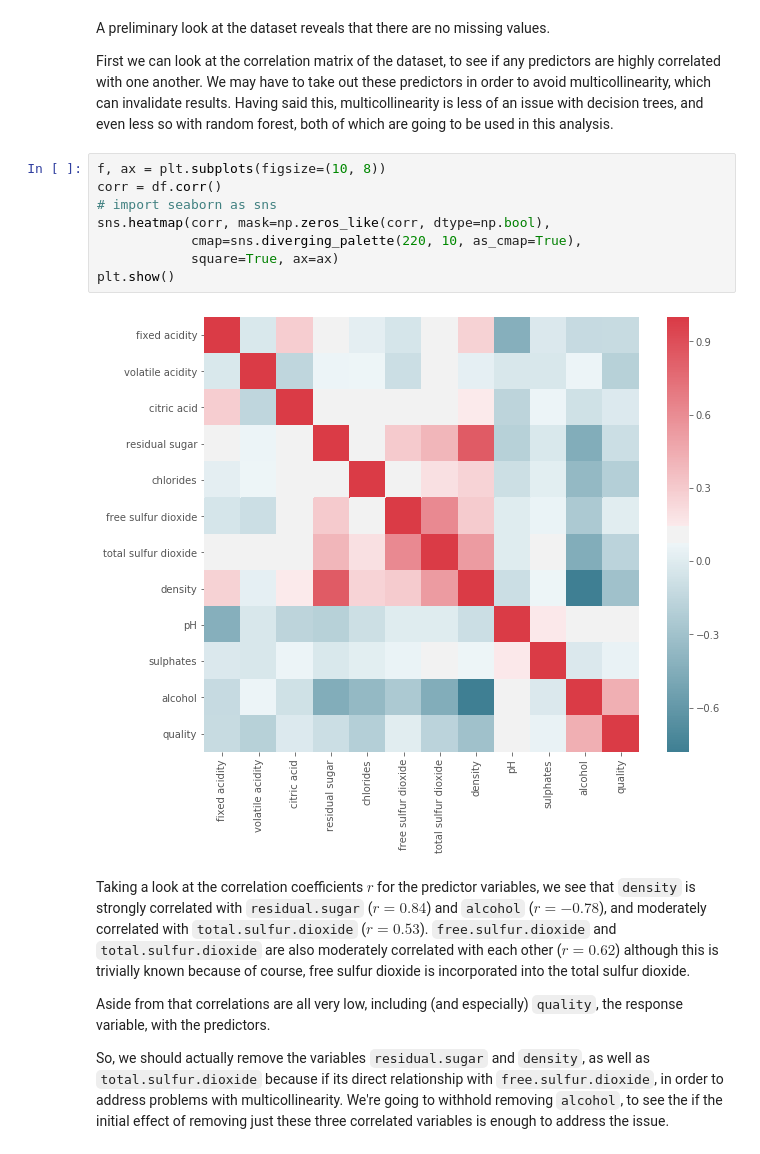
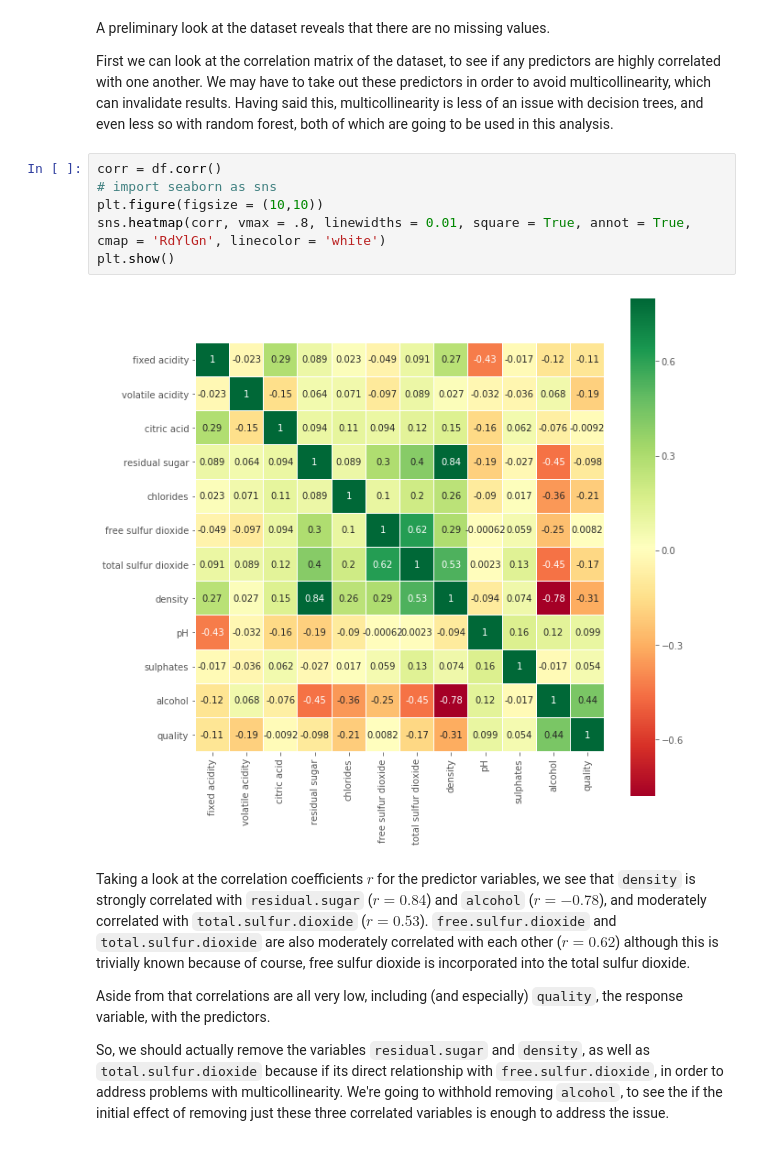
Before and after one commit to jstevenr/wine-classification-python, a Jupyter notebook: wine-quality.ipynb, the cells around one changed output. Saved outputs shown, nothing was run; the diff lists cells and outputs as text.

```diff
--- a/wine-quality.ipynb
+++ b/wine-quality.ipynb
@@ -54,16 +54,14 @@ print(df.isnull().head()) # check for missing values
 A preliminary look at the dataset reveals that there are no missing values.
 
 First we can look at the correlation matrix of the dataset, to see if any predictors are highly correlated with one another. We may have to take out these predictors in order to avoid multicollinearity, which can invalidate results. Having said this, multicollinearity is less of an issue with decision trees, and even less so with random forest, both of which are going to be used in this analysis.
-# %%
-f, ax = plt.subplots(figsize=(10, 8))
-corr = df.corr()
-# import seaborn as sns
-sns.heatmap(corr, mask=np.zeros_like(corr, dtype=np.bool),
-            cmap=sns.diverging_palette(220, 10, as_cmap=True),
-            square=True, ax=ax)
-plt.show()
-# %% [output]
-[figure, removed]
+# %%
+corr = df.corr()
+# import seaborn as sns
+plt.figure(figsize = (10,10))
+sns.heatmap(corr, vmax = .8, linewidths = 0.01, square = True, annot = True, cmap = 'RdYlGn', linecolor = 'white')
+plt.show()
+# %% [output]
+[figure, added]
 # %% [markdown]
 Taking a look at the correlation coefficients $r$ for the predictor variables, we see that `density` is strongly correlated with `residual.sugar` ($r = 0.84$) and `alcohol` ($r = -0.78$), and moderately correlated with `total.sulfur.dioxide` ($r = 0.53$). `free.sulfur.dioxide` and `total.sulfur.dioxide` are also moderately correlated with each other ($r = 0.62$) although this is trivially known because of course, free sulfur dioxide is incorporated into the total sulfur dioxide.
 
```
Also changed, not shown: parts of 2 cells of this notebook.
